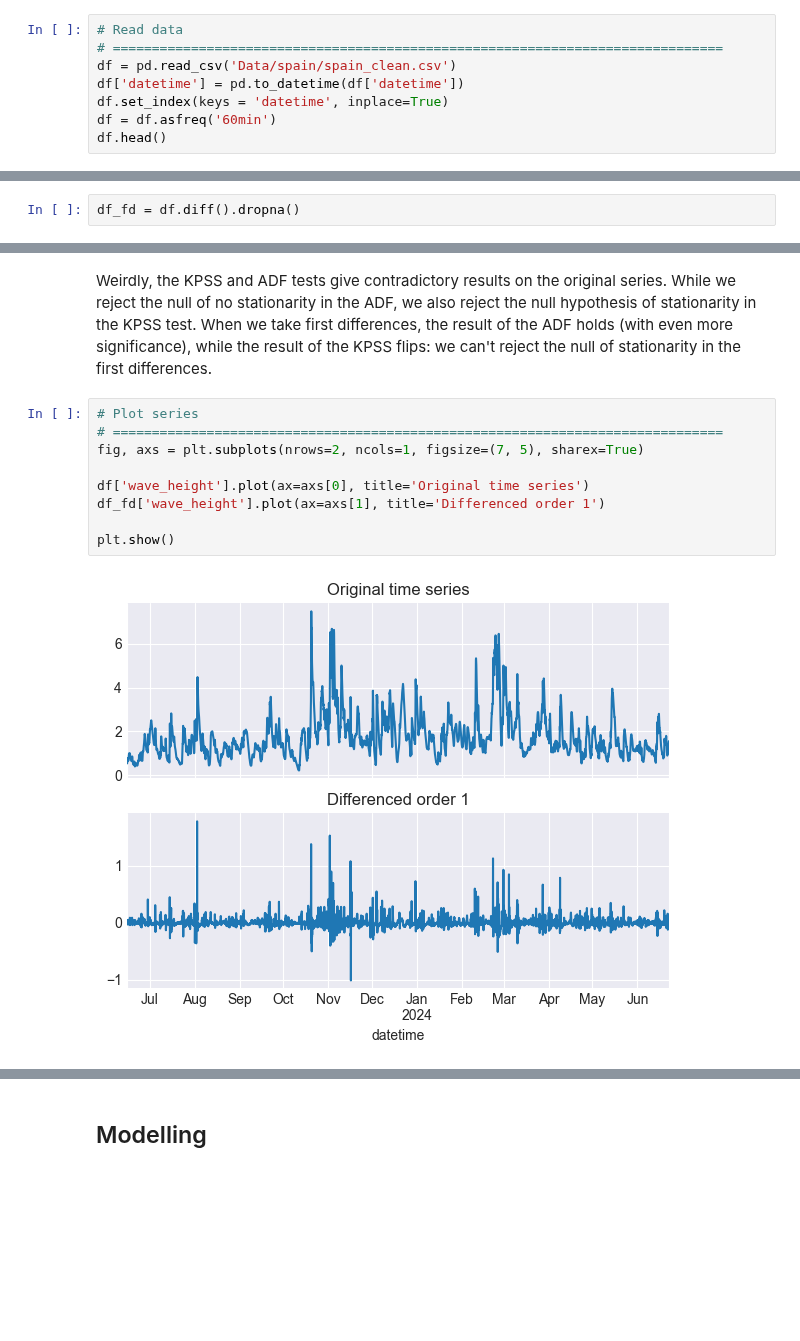
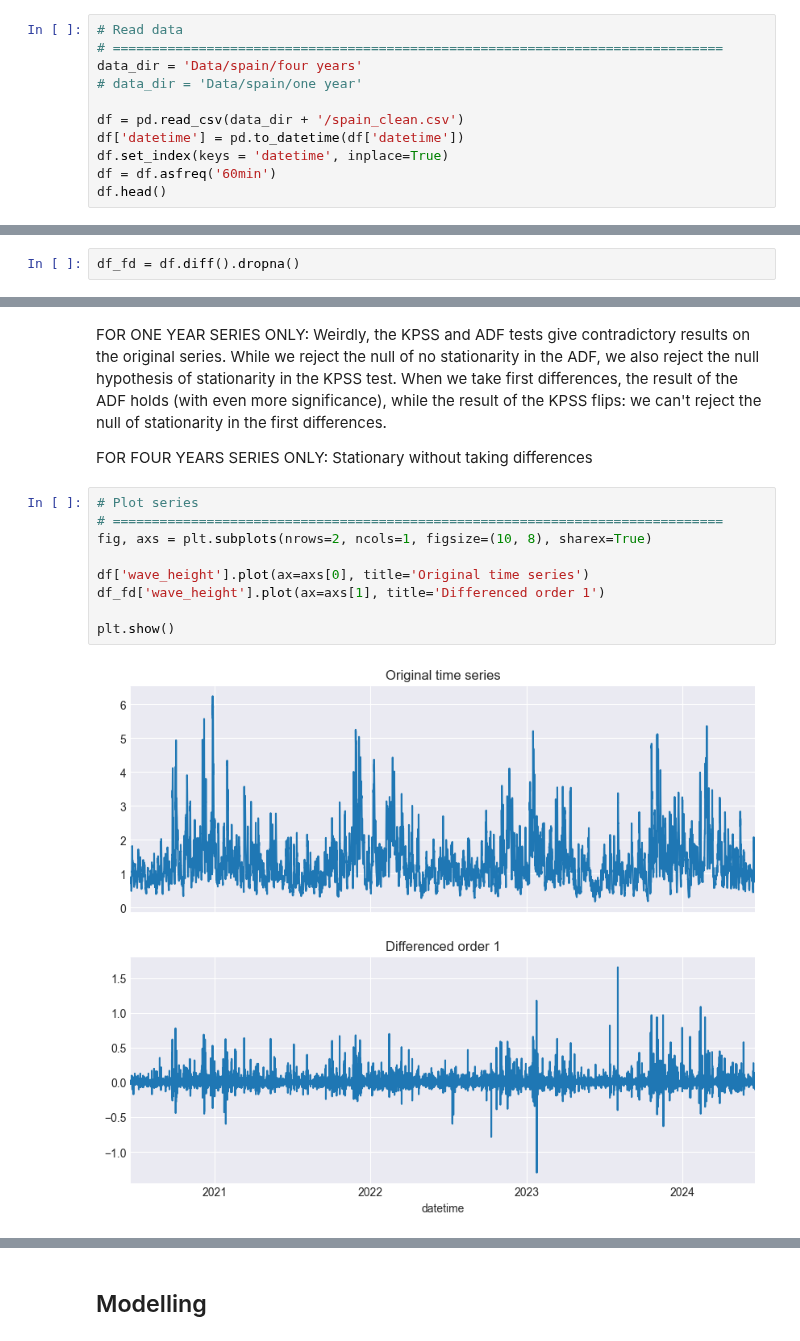
Before and after one commit to AlvaroCorrales/wave-height-prediction, a Jupyter notebook: ARIMA ESP.ipynb, the cells around one changed output, grey strips where cells are left out. Drawn from its saved outputs; the diff is of its cells as text; blank space fills up the shorter version.

```diff
--- a/ARIMA ESP.ipynb
+++ b/ARIMA ESP.ipynb
@@ -19,7 +18,10 @@ from sklearn.metrics import mean_absolute_error
 # %%
 # Read data
 # ==============================================================================
-df = pd.read_csv('Data/spain/spain_clean.csv')
+data_dir = 'Data/spain/four years'
+# data_dir = 'Data/spain/one year'
+
+df = pd.read_csv(data_dir + '/spain_clean.csv')
 df['datetime'] = pd.to_datetime(df['datetime'])
 df.set_index(keys = 'datetime', inplace=True)
 df = df.asfreq('60min')
@@ -87,16 +89,18 @@ KPSS Statistic: 0.006460140402142037, p-value: 0.1
 # %% [markdown]
-Weirdly, the KPSS and ADF tests give contradictory results on the original series. While we reject the null of no stationarity in the ADF, we also reject the null hypothesis of stationarity in the KPSS test. When we take first differences, the result of the ADF holds (with even more significance), while the result of the KPSS flips: we can't reject the null of stationarity in the first differences.
+FOR ONE YEAR SERIES ONLY: Weirdly, the KPSS and ADF tests give contradictory results on the original series. While we reject the null of no stationarity in the ADF, we also reject the null hypothesis of stationarity in the KPSS test. When we take first differences, the result of the ADF holds (with even more significance), while the result of the KPSS flips: we can't reject the null of stationarity in the first differences.
+
+FOR FOUR YEARS SERIES ONLY: Stationary without taking differences
 # %%
 # Plot series
 # ==============================================================================
-fig, axs = plt.subplots(nrows=2, ncols=1, figsize=(7, 5), sharex=True)
+fig, axs = plt.subplots(nrows=2, ncols=1, figsize=(10, 8), sharex=True)
 
 df['wave_height'].plot(ax=axs[0], title='Original time series')
 df_fd['wave_height'].plot(ax=axs[1], title='Differenced order 1')
 
 plt.show()
 # %% [output]
-[figure, old version]
+[figure, new version]
 # %%
 # Autocorrelation plot for original and differenced series
 # ==============================================================================
```
Also changed, not shown: parts of 8 cells of this notebook.
